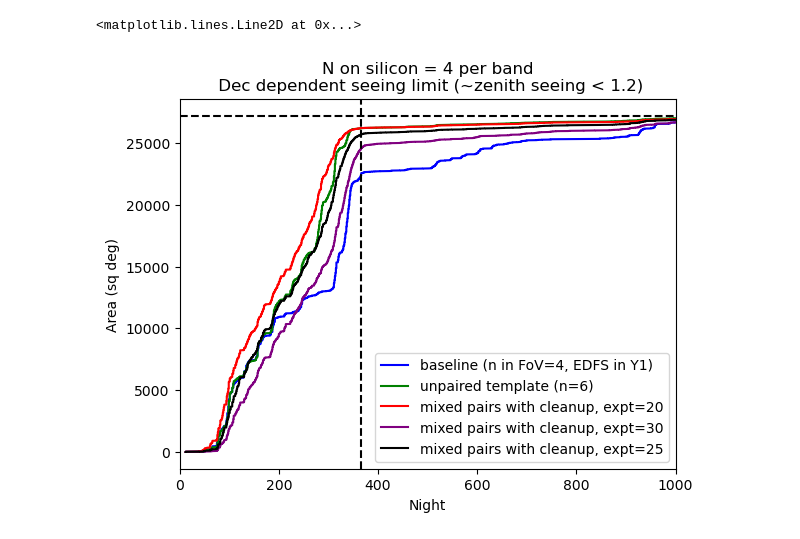
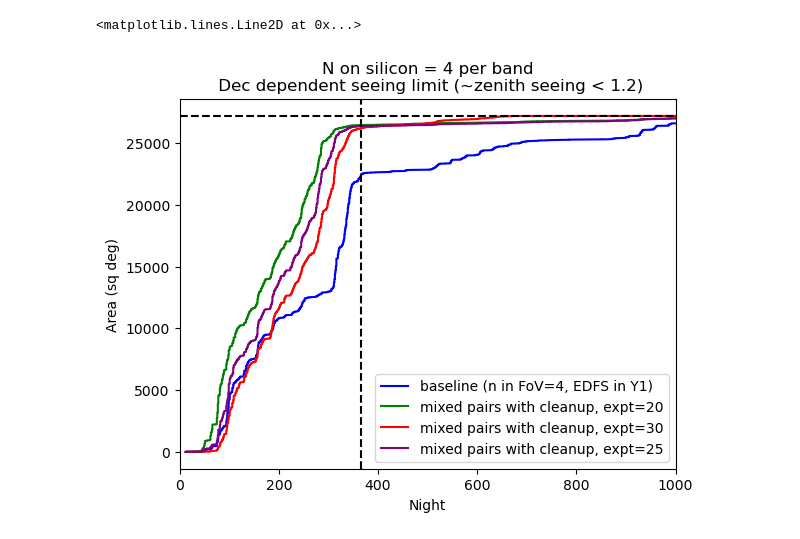
Before and after one commit to lsst-sims/sims_featureScheduler_runs5.2, a Jupyter notebook: comp_survey/template_time.ipynb, the cells around one changed output. Cells and saved outputs as stored; diff of their text form; code cells hidden in the pictures.

```diff
--- a/comp_survey/template_time.ipynb
+++ b/comp_survey/template_time.ipynb
@@ -166,32 +172,32 @@ hp.mollview(arrays["templates_decdep_v5.2.0_10yrs"], max=365)
 # %%
 fig, ax = plt.subplots()
 
 ar2label = {'comp_survey_v5.2.0_10yrs': "baseline (n in FoV=4, EDFS in Y1)",
-            'templates_decdep_v5.2.0_10yrs': "unpaired template (n=6)",
+            #'templates_decdep_v5.2.0_10yrs': "unpaired template (n=6)",
             #'templates_decpairs_v5.2.0_10yrs': "paired template (n=6)",
             # 'templates_decpairs_mixed_v5.2.0_10yrs': "mixed pairs (n=6)",
            #'templates_fast_mixed_v5.2.0_10yrs': "mixed pairs, expt=20s (n=6)",
             #'templates_fast_mixed2_v5.2.0_10yrs': "mixed pairs, expt=22s (n=6)",
             "templates_cleanup_v5.2.0_10yrs": "mixed pairs with cleanup, expt=20",
-           "templates_slow_clean_v5.2.0_10yrs": "mixed pairs with cleanup, expt=30",
+           "templates_slow_clean_mixed_v5.2.0_10yrs": "mixed pairs with cleanup, expt=30",
            "templates_cleanup_25_v5.2.0_10yrs": "mixed pairs with cleanup, expt=25"}
 
 colors = ['blue', 'green', 'red', 'purple', 'black', 'pink']
 
 for key,co in zip(ar2label, colors):
     ack = arrays[key] +0
     ack = np.sort(ack)
     ax.plot(ack, np.arange(ack.size)*hp.nside2pixarea(nside, degrees=True), label=ar2label[key], color=co)
 ax.set_xlim([0,1000])
 ax.set_xlabel("Night")
 ax.set_ylabel("Area (sq deg)")
 ax.set_title("N on silicon = %i per band\n Dec dependent seeing limit (~zenith seeing < 1.2)" % n_needed)
 leg = ax.legend()
 ax.axvline(x=365, linestyle="--", color="k")
 ax.axhline(y=fp_area, linestyle="--", color="k")
 # %% [output]
 <matplotlib.lines.Line2D at 0x...>
-[figure, old version]
+[figure, new version]
 # %%
 n_y1 = np.where((arrays["templates_cleanup_v5.2.0_10yrs"] < 366) & (n_bands > 0) )[0].size
 n_tot = np.sum(n_bands > 0)
```
Also changed, not shown: parts of 13 cells of this notebook, 3 other files.
